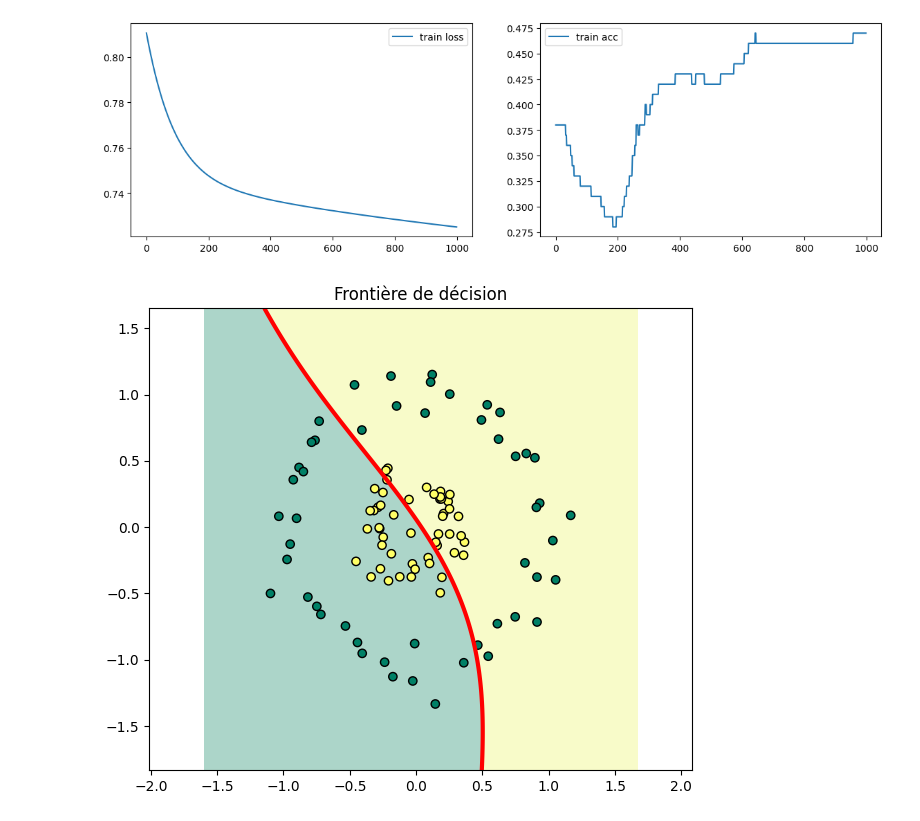
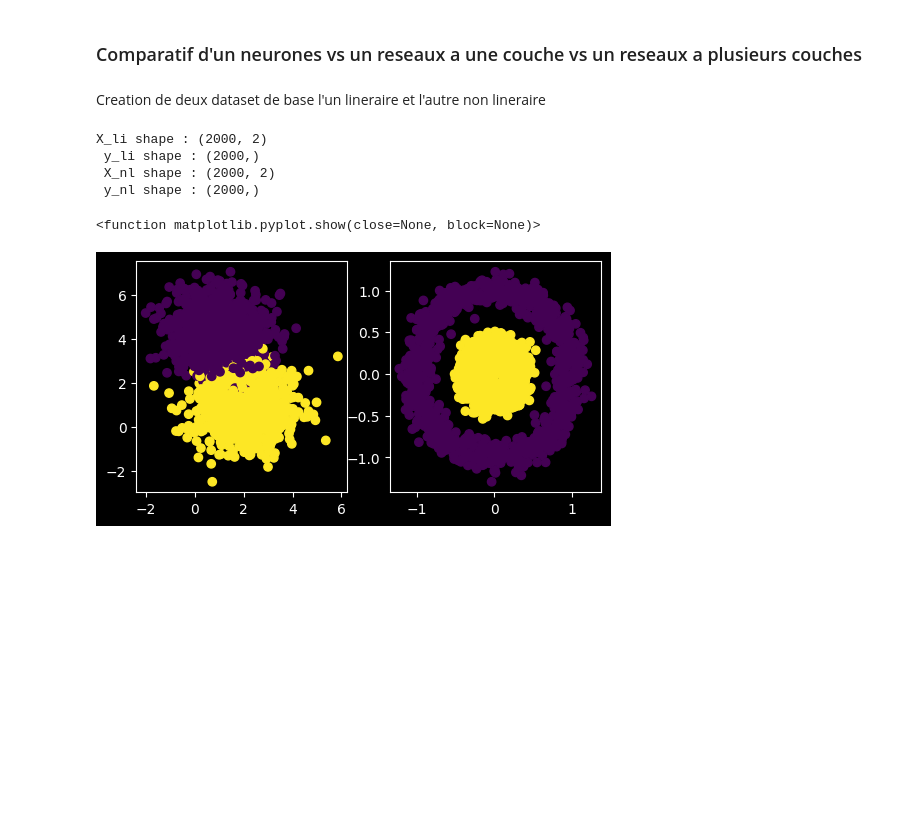
Before and after one commit to OMARterf/Reseaux_de_neurones_a_une-couches, a Jupyter notebook: reseaux_de_neurones_a_une_couches.ipynb, the cells around one changed output. Cells and saved outputs as stored; diff of their text form; code cells hidden in the pictures; blank space fills up the shorter version.

```diff
--- a/reseaux_de_neurones_a_une_couches.ipynb
+++ b/reseaux_de_neurones_a_une_couches.ipynb
@@ -278,6 +1,29 @@ def plot_decision_boundary(params, X, y, step=300):
-# %%
-params = neurale_network(X, y, n1=6, n_inter=10000, learning_rate=0.001)
-plot_decision_boundary(params, X, y)
-# %% [output]
-[figure, removed]
-[figure, removed]
+# %% [markdown]
+### Comparatif d'un neurones vs un reseaux a une couche vs un  reseaux a plusieurs couches
+# %% [markdown]
+Creation de deux dataset de base l'un lineraire et l'autre non lineraire
+# %%
+from sklearn.datasets import make_blobs, make_circles
+import matplotlib.pyplot as plt
+plt.style.use('dark_background')
+# %%
+X_li,y_li = make_blobs(n_samples=2000,n_features=2,centers=2,random_state=0)
+y_li.reshape((y_li.shape[0],1))
+X_nl,y_nl = make_circles(n_samples=2000,noise=0.1,factor=0.3,random_state=0)
+y_li.reshape((y_nl.shape[0],1))
+print("X_li shape :",X_li.shape,'\n y_li shape :',y_li.shape,'\n X_nl shape :',X_nl.shape,'\n y_nl shape :',y_nl.shape)
+# %% [output]
+X_li shape : (2000, 2)
+ y_li shape : (2000,)
+ X_nl shape : (2000, 2)
+ y_nl shape : (2000,)
+# %%
+plt.figure(figsize=(6,3))
+plt.subplot(1,2,1)
+plt.scatter(X_li[:,0],X_li[:,1],label = 'data set lineraire 0',c=y_li,cmap='viridis')
+plt.subplot(1,2,2)
+plt.scatter(X_nl[:,0],X_nl[:,1],label='data set non lineraire',c=y_nl,cmap='viridis')
+plt.show
+# %% [output]
+<function matplotlib.pyplot.show(close=None, block=None)>
+[figure, added]
```
Also changed, not shown: parts of 22 cells of this notebook.
